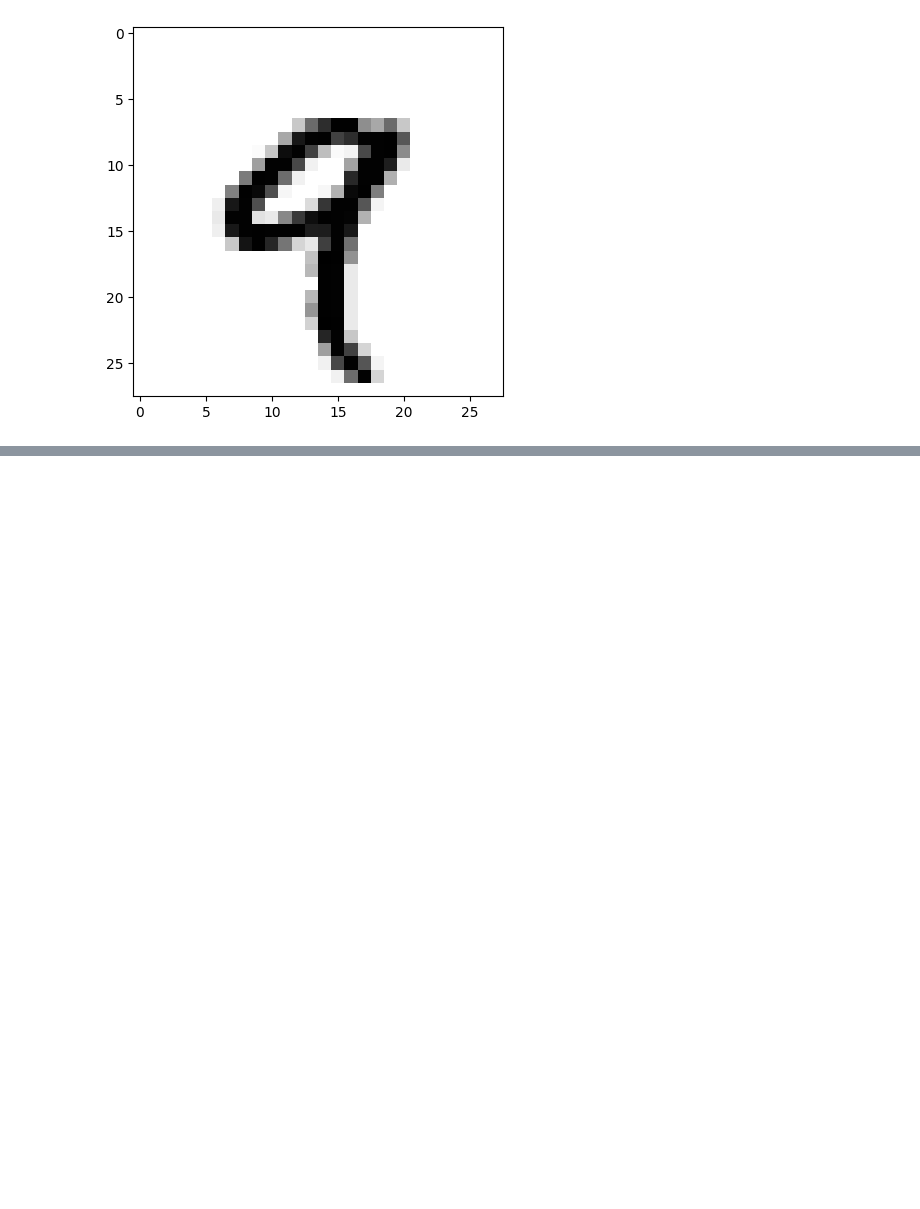
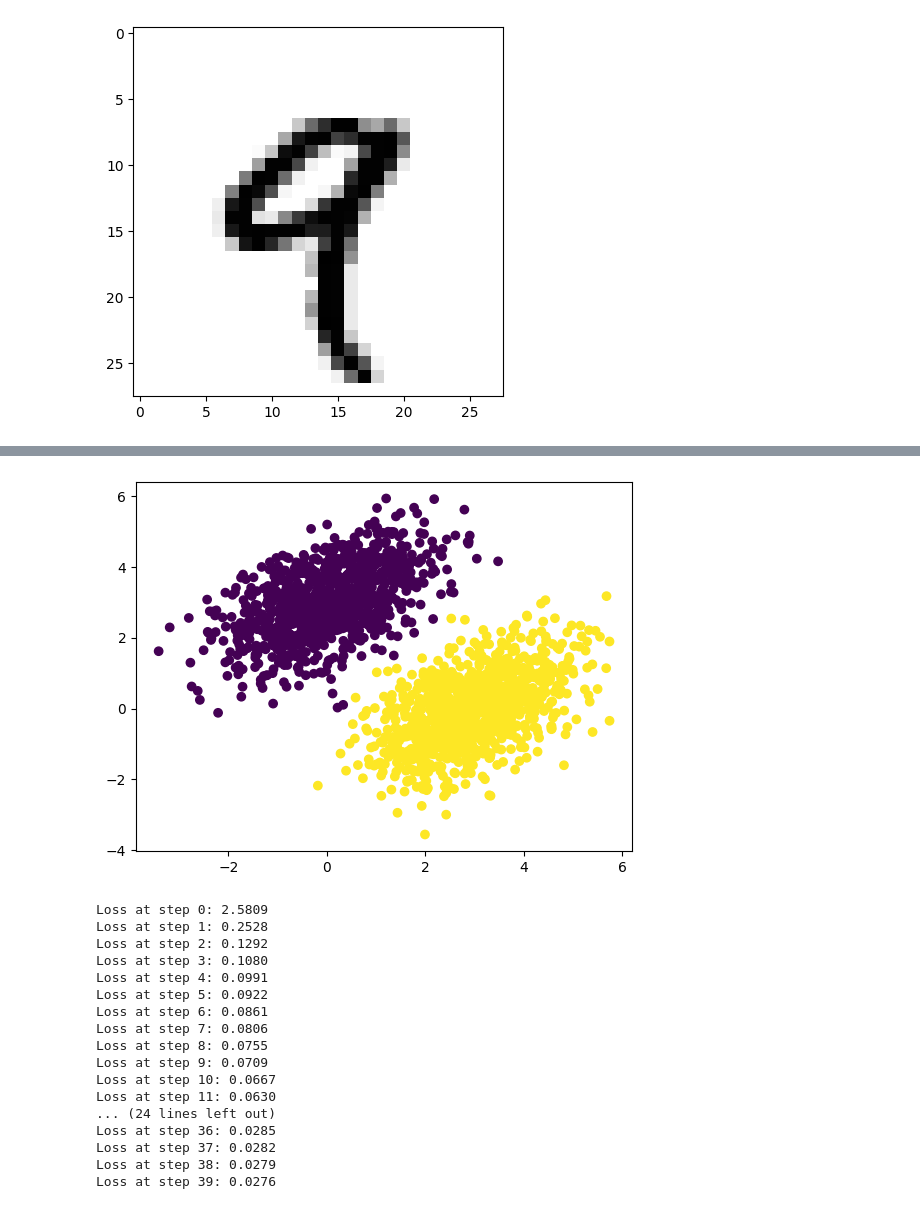
Before and after one commit to ptvan/python-snippets, a Jupyter notebook: deeplearning.ipynb, the cells around one changed output, grey strips where cells are left out. Cells and saved outputs as stored; diff of their text form; code cells hidden in the pictures; blank space fills up the shorter version.

```diff
--- a/deeplearning.ipynb
+++ b/deeplearning.ipynb
@@ -65,12 +46,12 @@ Epoch 5/5
 <keras.src.callbacks.history.History at 0x...>
 # %%
-test_digits = test_images[0:10]
+test_digits = test_images_f[0:10]
 predictions = model.predict(test_digits)
 
 # predictions[0]
 # predictions[0].argmax()
 # test_labels[0]
 
-test_loss, test_acc = model.evaluate(test_images, test_labels)
+test_loss, test_acc = model.evaluate(test_images_f, test_labels)
 print(f"test acc: {test_acc}")
 # %% [output]
@@ -145,0 +166,72 @@ NumPy took: 0.00 s
+# %%
+## A linear classifier in base TensorFlow
+
+# data: 2x 2D Gaussians
+num_samples_per_class = 1000
+negative_samples = np.random.multivariate_normal(
+    mean=[0, 3],
+    cov=[[1, 0.5],[0.5, 1]],
+    size=num_samples_per_class)
+positive_samples = np.random.multivariate_normal(
+    mean=[3, 0],
+    cov=[[1, 0.5],[0.5, 1]],
+    size=num_samples_per_class)
+
+inputs = np.vstack((negative_samples, positive_samples)).astype(np.float32)
+
+targets = np.vstack((np.zeros((num_samples_per_class, 1), dtype="float32"),
+                     np.ones((num_samples_per_class, 1), dtype="float32")))
+
+plt.scatter(inputs[:, 0], inputs[:, 1], c=targets[:, 0])
+plt.show()
+
+input_dim = 2
+output_dim = 1
+
+W = tf.Variable(initial_value=tf.random.uniform(shape=(input_dim, output_dim)))
+b = tf.Variable(initial_value=tf.zeros(shape=(output_dim,)))
+
+# forward pass fx
+def model(inputs):
+    return tf.matmul(inputs, W) + b
+
+# MSE loss fx
+def square_loss(targets, predictions):
+    per_sample_losses = tf.square(targets - predictions)
+    return tf.reduce_mean(per_sample_losses)
+
+learning_rate = 0.1
+
+# training step fx
+def training_step(inputs, targets):
+    with tf.GradientTape() as tape:
+        predictions = model(inputs)
+        loss = square_loss(targets, predictions)
+    grad_loss_wrt_W, grad_loss_wrt_b = tape.gradient(loss, [W, b])
+    W.assign_sub(grad_loss_wrt_W * learning_rate)
+    b.assign_sub(grad_loss_wrt_b * learning_rate)
+    return loss
+
+# batch training loop
+for step in range(40):
+    loss = training_step(inputs, targets)
+    print(f"Loss at step {step}: {loss:.4f}")
+# %% [output]
+[figure, added]
+Loss at step 0: 2.5809
+Loss at step 1: 0.2528
+Loss at step 2: 0.1292
+Loss at step 3: 0.1080
+Loss at step 4: 0.0991
+Loss at step 5: 0.0922
+Loss at step 6: 0.0861
+Loss at step 7: 0.0806
+Loss at step 8: 0.0755
+Loss at step 9: 0.0709
+Loss at step 10: 0.0667
+Loss at step 11: 0.0630
+... (24 lines left out)
+Loss at step 36: 0.0285
+Loss at step 37: 0.0282
+Loss at step 38: 0.0279
+Loss at step 39: 0.0276
```
Also changed, not shown: parts of 13 cells of this notebook, 1 other file.
